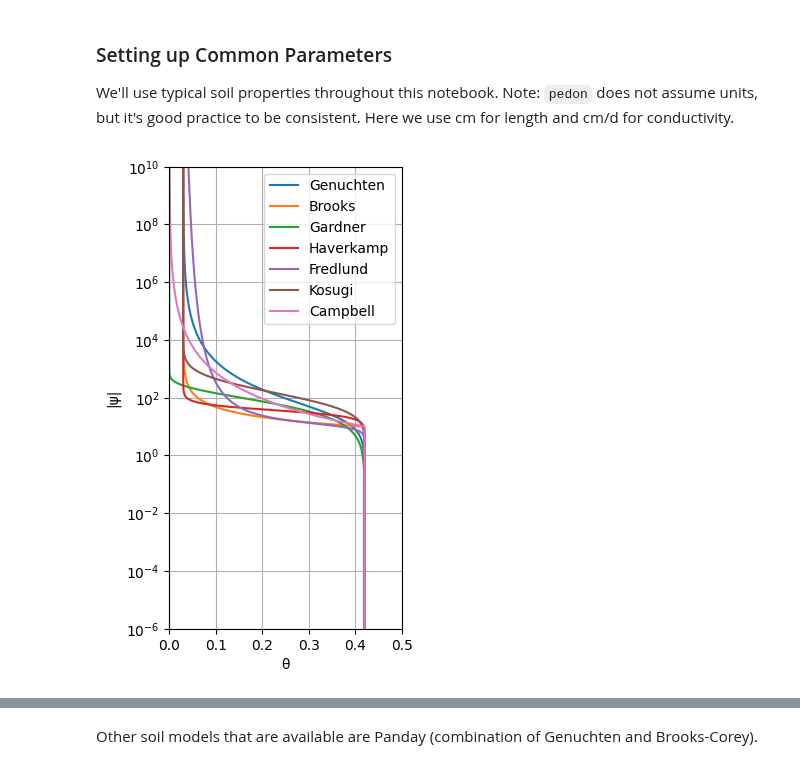
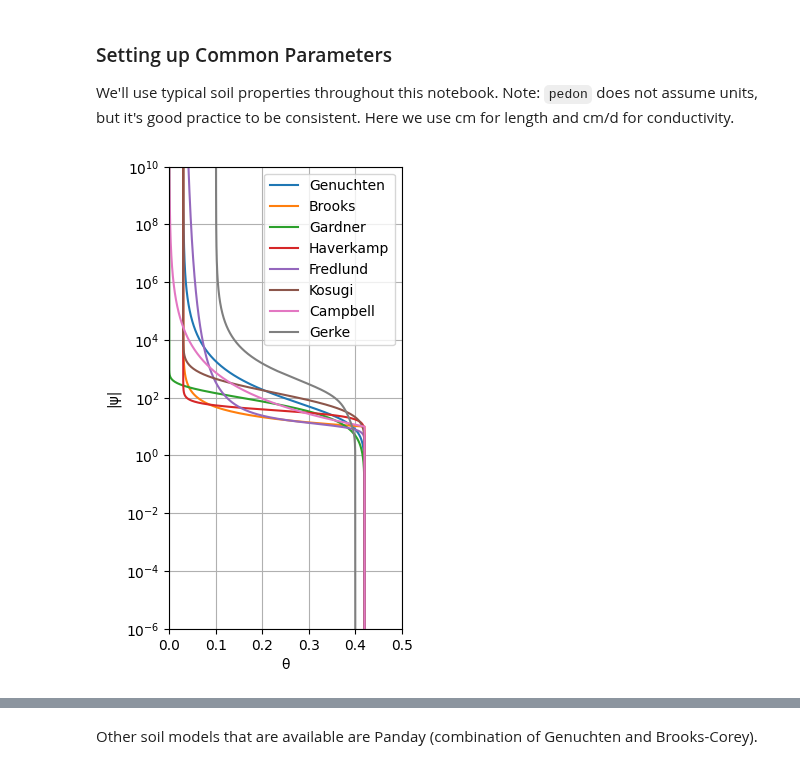
Before and after one commit to martinvonk/pedon, a Jupyter notebook: docs/examples/01_soil_models.ipynb, the cells around one changed output, grey strips where cells are left out. Saved outputs shown, nothing was run; the diff lists cells and outputs as text; code cells hidden in the pictures.

Commit message:
gerke tests

```diff
--- a/docs/examples/01_soil_models.ipynb
+++ b/docs/examples/01_soil_models.ipynb
@@ -129,19 +130,35 @@ cam = pe.Campbell(
     h_b=10.0,
     b=3.0,
 )
+# %%
+# Gerke
+ger = pe.Gerke(
+    k_sf=2e3,
+    theta_rf=0.01,
+    theta_sf=0.4,
+    alpha_f=0.1,
+    n_f=2.0,
+    k_sm=1.0526,
+    theta_rm=0.10526,
+    theta_sm=0.4,
+    alpha_m=0.005,
+    n_m=1.5,
+    w_f=0.05,
+)
 # %%
 # Quick plot method
 ax = gen.plot()
 bro.plot(ax=ax)
 gar.plot(ax=ax)
 hav.plot(ax=ax)
 fre.plot(ax=ax)
 kos.plot(ax=ax)
 cam.plot(ax=ax)
+ger.plot(ax=ax)
 ax.set_xlim(0.0, 0.5)
 ax.legend();
 # %% [output]
-[figure, old version]
+[figure, new version]
 # %%
 axes = pe.plot.curves(gen)
 pe.plot.curves(bro, axes)
```
Also changed, not shown: parts of 2 cells of this notebook, 1 other file.
